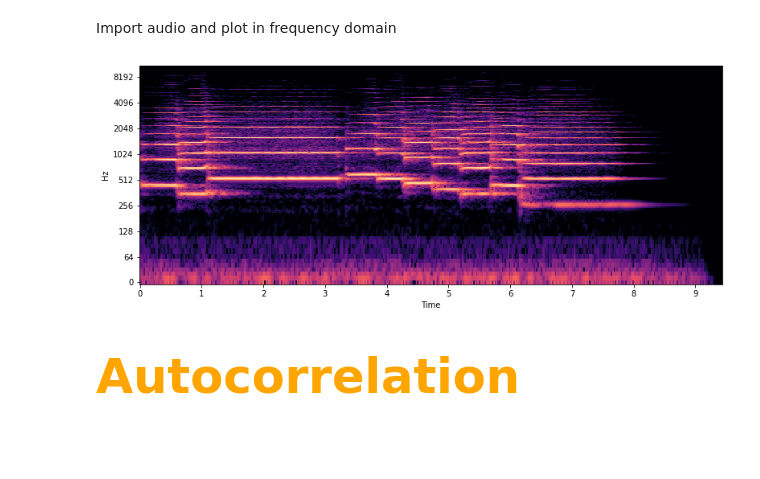
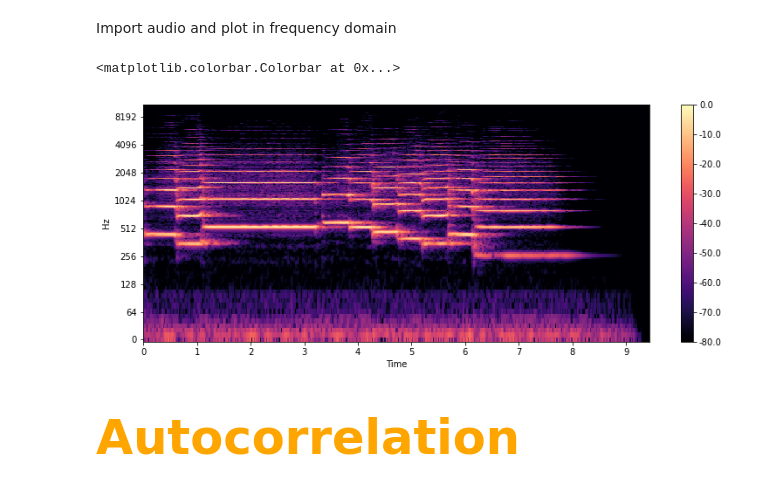
Before and after one commit to HNuijens/PythonAudioProcessing, a Jupyter notebook: Analysis/Pitch Detection Algorithms.ipynb, the cells around one changed output. Saved outputs shown, nothing was run; the diff lists cells and outputs as text; code cells hidden in the pictures; blank space fills up the shorter version.

```diff
--- a/Analysis/Pitch Detection Algorithms.ipynb
+++ b/Analysis/Pitch Detection Algorithms.ipynb
@@ -12,14 +12,17 @@ Import audio and plot in frequency domain
 # %%
 x , sr = librosa.load('../samples/trumpetFull.wav')
 STFT = librosa.stft(x) # return two vectors: magnitude and phase
 STFT_db = librosa.amplitude_to_db(abs(STFT), ref=np.max)
 fig, ax = plt.subplots(figsize = (13, 5))
 img = librosa.display.specshow(STFT_db,
                                y_axis='log',
                                x_axis='time',
                                ax=ax)
+
+fig.colorbar(img, ax = ax, format = f'%0.1f')
 # %% [output]
+<matplotlib.colorbar.Colorbar at 0x...>
-[figure, old version]
+[figure, new version]
 # %% [markdown]
 <h1 style = "font-size:3rem;color:orange">Autocorrelation</h1>
 # %% [markdown]
```
Also changed, not shown: parts of 16 cells of this notebook.
